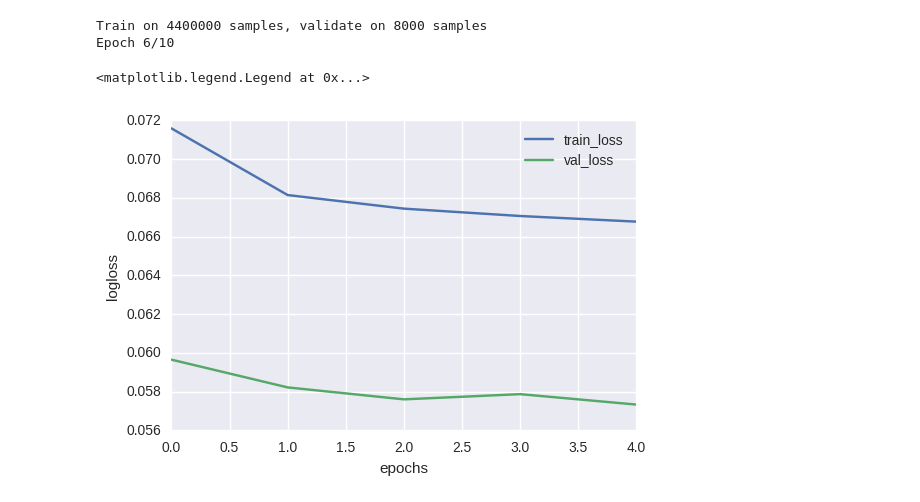
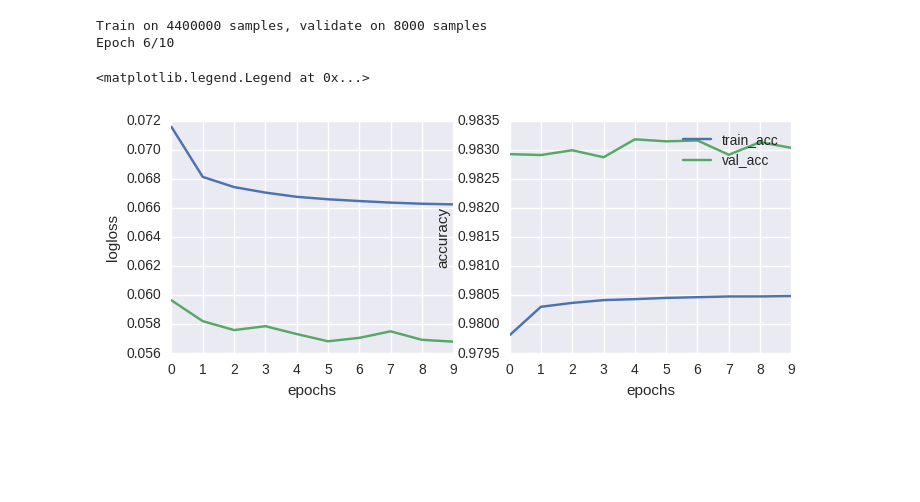
Before and after one commit to hiranumn/EE595project, a Jupyter notebook: Implementing DeapSEA with Keras.ipynb, the cells around one changed output. Cells and saved outputs as stored; diff of their text form; code cells hidden in the pictures; blank space fills up the shorter version.

Commit message:
some updates to the results

```diff
--- a/Implementing DeapSEA with Keras.ipynb
+++ b/Implementing DeapSEA with Keras.ipynb
@@ -27,9 +29,9 @@ import matplotlib.pyplot as plt
 import pickle
 # %%
 def save_obj(obj, name):
-    with open(name + '.pkl', 'wb') as f:
+    with open(name, 'wb') as f:
         pickle.dump(obj, f, pickle.HIGHEST_PROTOCOL)
 
 def load_obj(name ):
-    with open(name + '.pkl', 'rb') as f:
+    with open(name, 'rb') as f:
         return pickle.load(f)
@@ -114,10 +133,28 @@ save_obj(result.history, "history_run01_epoch00-04.pkl")
+# %%
+def load_result(files):
+    labels = ["acc", "loss", "val_loss", "val_acc"]
+    ret = {"acc":[], "loss":[], "val_loss":[], "val_acc":[],}
+    for path in files:
+        result = load_obj(path)
+        for l in labels:
+            ret[l] = ret[l] + result[l]
+    return ret
+# %%
+result = load_result(["history_run01_epoch00-04.pkl", "history_run01_epoch05-09.pkl"])
 # %%
-fig = plt.figure()
-plt.plot(range(len(result.history["loss"])), result.history["loss"], label="train_loss")
-plt.plot(range(len(result.history["val_loss"])), result.history["val_loss"], label="val_loss")
+fig = plt.figure(figsize=(8,3))
+plt.subplot("121")
+plt.plot(range(len(result["loss"])), result["loss"], label="train_loss")
+plt.plot(range(len(result["val_loss"])), result["val_loss"], label="val_loss")
 plt.xlabel("epochs")
 plt.ylabel("logloss")
+
+plt.subplot("122")
+plt.plot(range(len(result["acc"])), result["acc"], label="train_acc")
+plt.plot(range(len(result["val_acc"])), result["val_acc"], label="val_acc")
+plt.xlabel("epochs")
+plt.ylabel("accuracy")
 plt.legend()
 # %% [output]
 <matplotlib.legend.Legend at 0x...>
-[figure, old version]
+[figure, new version]
```
Also changed, not shown: parts of 22 cells of this notebook, 4 other files.
